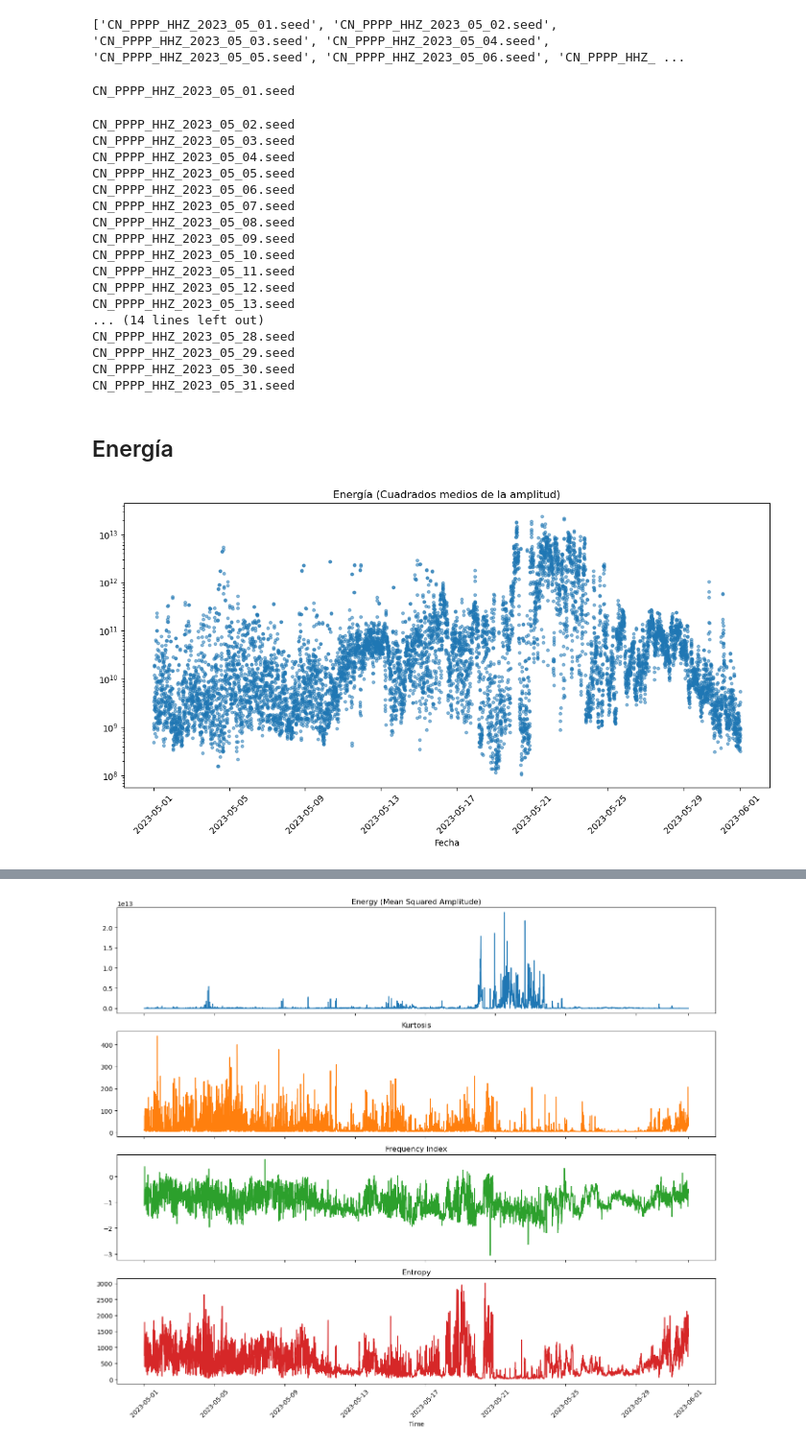
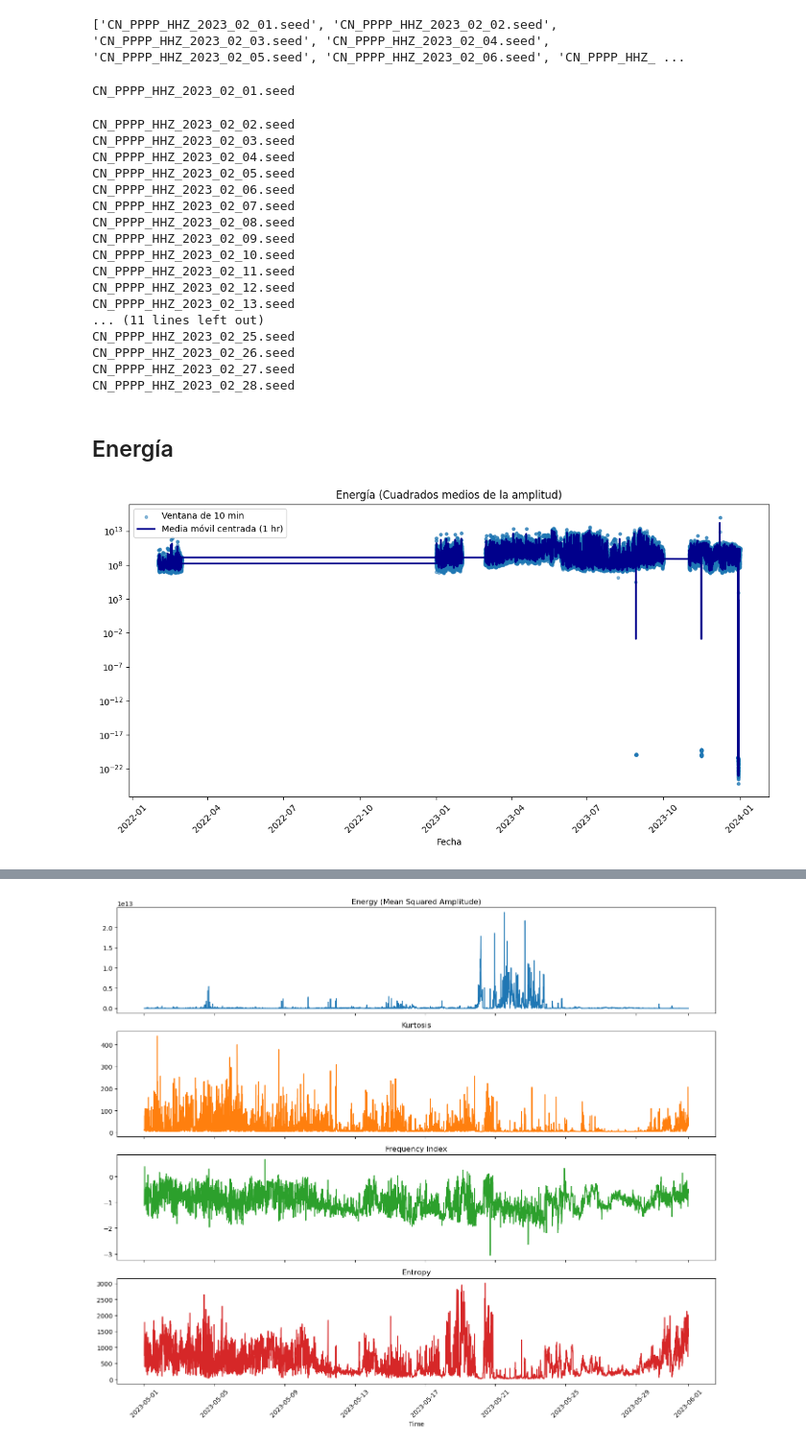
Before and after one commit to javierMoG/PopocatepetlVolcano, a Jupyter notebook: src/extract_features.ipynb, the cells around one changed output, grey strips where cells are left out. Shown at 96% size. Saved outputs shown, nothing was run; the diff lists cells and outputs as text; code cells hidden in the pictures.

Commit message:
add media movil to plots

```diff
--- a/src/extract_features.ipynb
+++ b/src/extract_features.ipynb
@@ -12,18 +12,21 @@ from scipy.stats import norm
 import re
 # %%
 # Path to the directory containing the data files
-paths = os.listdir("D:/Popocatepetl/processed_data/2023")
-# paths = os.listdir("C:\\Users\\javie\\OneDrive - INSTITUTO TECNOLOGICO AUTONOMO DE MEXICO\\MaestriaEnCienciaDeDatos\\EstanciaDeInvestigacion\\Popocatepelt\\PopocatepetlVolcano\\data")
+#paths = os.listdir("D:/Popocatepetl/processed_data/2023_05")
+# paths = os.listdir("C://Users//javie//OneDrive - INSTITUTO TECNOLOGICO AUTONOMO DE MEXICO//MaestriaEnCienciaDeDatos//EstanciaDeInvestigacion//Popocatepelt//PopocatepetlVolcano//data")
+paths = os.listdir("C:/Users/LENOVO/OneDrive/Documentos/Estancia de Investigación/PopocatepetlVolcano/data/clean_data/2023_05")
 # %%
 # Filter files for a specific month
-month = 'CN_PPPP_HHZ_2023_05'
+#month = 'CN_PPPP_HHZ_2023_02'
+month = ''
 with_s = [x for x in paths if re.match(r'^{}'.format(month), x)]
 with_s.sort()
 print(with_s)
 # %% [output]
-['CN_PPPP_HHZ_2023_05_01.seed', 'CN_PPPP_HHZ_2023_05_02.seed', 'CN_PPPP_HHZ_2023_05_03.seed', 'CN_PPPP_HHZ_2023_05_04.seed', 'CN_PPPP_HHZ_2023_05_05.seed', 'CN_PPPP_HHZ_2023_05_06.seed', 'CN_PPPP_HHZ_ ...
+['CN_PPPP_HHZ_2023_02_01.seed', 'CN_PPPP_HHZ_2023_02_02.seed', 'CN_PPPP_HHZ_2023_02_03.seed', 'CN_PPPP_HHZ_2023_02_04.seed', 'CN_PPPP_HHZ_2023_02_05.seed', 'CN_PPPP_HHZ_2023_02_06.seed', 'CN_PPPP_HHZ_ ...
 # %%
-source_path = "D:/Popocatepetl/processed_data/2023/"
+#source_path = "D:/Popocatepetl/processed_data/2023/"
+source_path = "C:/Users/LENOVO/OneDrive/Documentos/Estancia de Investigación/PopocatepetlVolcano/data/clean_data/2023_05/"
 # %%
 # Test the features in the range of 0.7 to 30 Hz
 min_freq = 0.7
@@ -35,36 +38,44 @@ for file in with_s:
     day_df = ft.calculate_features(filtered_signal[0], s_low[0], s_high[0], window_size_seconds=600, overlap=0.5)
     features_df = pd.concat([features_df, day_df], ignore_index=True)
 # %% [output]
-CN_PPPP_HHZ_2023_05_01.seed
+CN_PPPP_HHZ_2023_02_01.seed
-CN_PPPP_HHZ_2023_05_02.seed
-CN_PPPP_HHZ_2023_05_03.seed
-CN_PPPP_HHZ_2023_05_04.seed
-CN_PPPP_HHZ_2023_05_05.seed
-CN_PPPP_HHZ_2023_05_06.seed
-CN_PPPP_HHZ_2023_05_07.seed
-CN_PPPP_HHZ_2023_05_08.seed
-CN_PPPP_HHZ_2023_05_09.seed
-CN_PPPP_HHZ_2023_05_10.seed
-CN_PPPP_HHZ_2023_05_11.seed
-CN_PPPP_HHZ_2023_05_12.seed
-CN_PPPP_HHZ_2023_05_13.seed
-... (14 lines left out)
-CN_PPPP_HHZ_2023_05_28.seed
-CN_PPPP_HHZ_2023_05_29.seed
-CN_PPPP_HHZ_2023_05_30.seed
-CN_PPPP_HHZ_2023_05_31.seed
+CN_PPPP_HHZ_2023_02_02.seed
+CN_PPPP_HHZ_2023_02_03.seed
+CN_PPPP_HHZ_2023_02_04.seed
+CN_PPPP_HHZ_2023_02_05.seed
+CN_PPPP_HHZ_2023_02_06.seed
+CN_PPPP_HHZ_2023_02_07.seed
+CN_PPPP_HHZ_2023_02_08.seed
+CN_PPPP_HHZ_2023_02_09.seed
+CN_PPPP_HHZ_2023_02_10.seed
+CN_PPPP_HHZ_2023_02_11.seed
+CN_PPPP_HHZ_2023_02_12.seed
+CN_PPPP_HHZ_2023_02_13.seed
+... (11 lines left out)
+CN_PPPP_HHZ_2023_02_25.seed
+CN_PPPP_HHZ_2023_02_26.seed
+CN_PPPP_HHZ_2023_02_27.seed
+CN_PPPP_HHZ_2023_02_28.seed
 # %% [markdown]
 ## Energía
+# %%
+features_df['energy_movil_media'] = features_df['energy'].rolling(window=12, center=True).mean()
+#features_df['energy_movil_mediana'] = features_df['energy'].rolling(window=12, center=True).median()
 # %%
 # Plot the statistical features in separate figures as dot plots
 fig1, ax1 = plt.subplots(figsize=(11, 6))
-ax1.scatter(features_df['timestamp'], features_df['energy'], color='tab:blue', s=10, alpha=0.5)
+ax1.scatter(features_df['timestamp'], features_df['energy'], color='tab:blue', s=10, alpha=0.5, label = "Ventana de 10 min")
+# Media móvil centrada
+ax1.plot(features_df['timestamp'], features_df['energy_movil_media'], color='darkblue', alpha = 1,linewidth=2, label='Media móvil centrada (1 hr)')
+# Mediana móvil centrada
+#ax1.plot(features_df['timestamp'], features_df['energy_movil_mediana'], color='tab:green', linewidth=2, label='Mediana móvil centrada (1 hr)')
 ax1.set_yscale('log')  # Set vertical axis to logarithmic scale
 ax1.set_title('Energía (Cuadrados medios de la amplitud)')
 ax1.set_xlabel('Fecha')
+ax1.legend(loc='best')
 plt.xticks(rotation=45)
 plt.tight_layout()
 #fig1.savefig(r"C:\Users\javie\OneDrive - INSTITUTO TECNOLOGICO AUTONOMO DE MEXICO\MaestriaEnCienciaDeDatos\EstanciaDeInvestigacion\Popocatepelt\PopocatepetlVolcano\img\ReporteEstancia\Energy_may.pdf", bbox_inches="tight", dpi=300)
 #plt.close(fig1)
 # %% [output]
-[figure, old version]
+[figure, new version]
```
Also changed, not shown: parts of 8 cells of this notebook.
